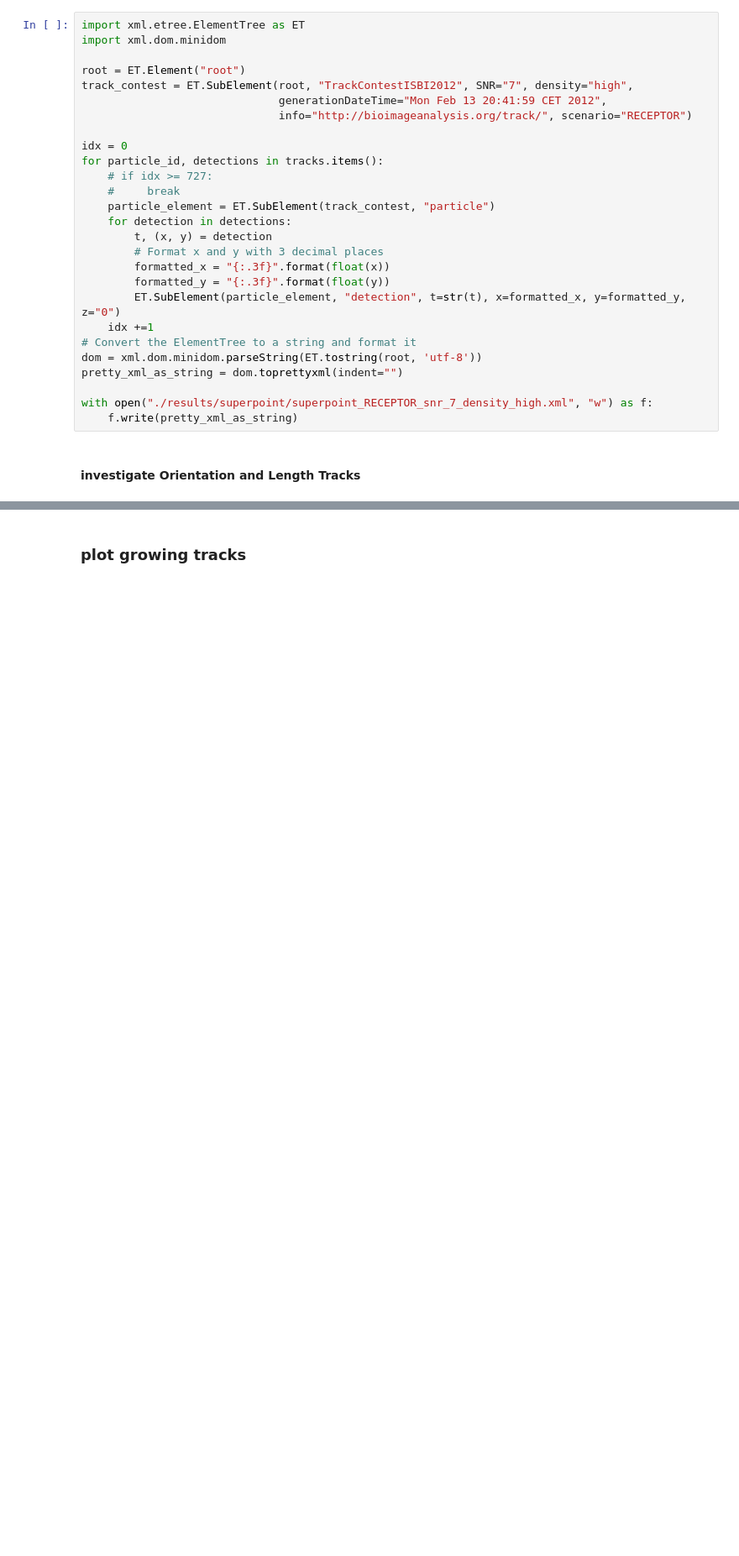
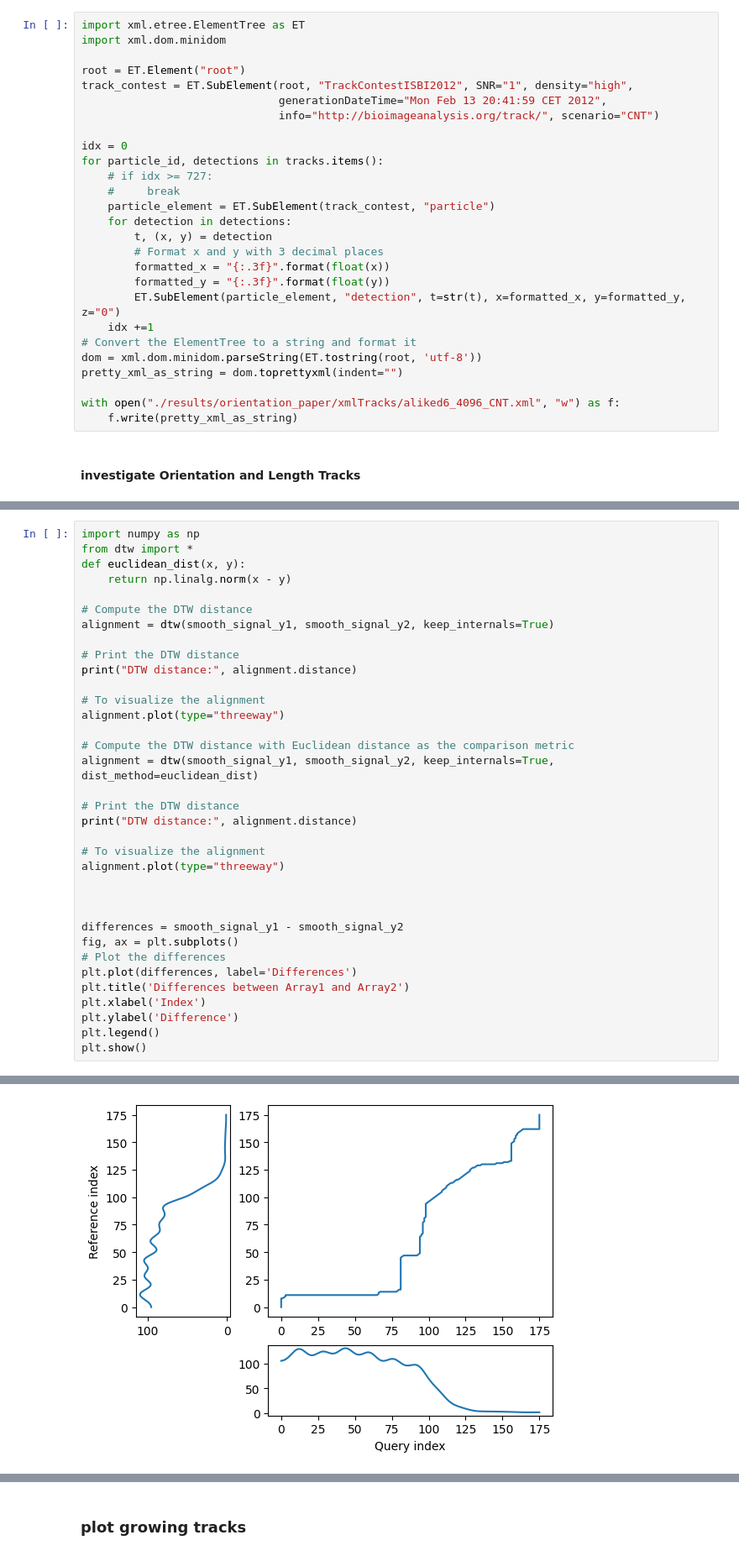
Before and after one commit to kavehsfv/LightFeatureTracking, a Jupyter notebook: Algorithm.ipynb, the cells around one changed output, grey strips where cells are left out. Shown at 84% size. Cells and saved outputs as stored; diff of their text form; blank space fills up the shorter version.

```diff
--- a/Algorithm.ipynb
+++ b/Algorithm.ipynb
@@ -359,9 +235,9 @@ import xml.etree.ElementTree as ET
 import xml.dom.minidom
 
 root = ET.Element("root")
-track_contest = ET.SubElement(root, "TrackContestISBI2012", SNR="7", density="high",
+track_contest = ET.SubElement(root, "TrackContestISBI2012", SNR="1", density="high",
                               generationDateTime="Mon Feb 13 20:41:59 CET 2012",
-                              info="http://bioimageanalysis.org/track/", scenario="RECEPTOR")
+                              info="http://bioimageanalysis.org/track/", scenario="CNT")
 
 idx = 0
 for particle_id, detections in tracks.items():
@@ -379,7 +255,7 @@ for particle_id, detections in tracks.items():
 dom = xml.dom.minidom.parseString(ET.tostring(root, 'utf-8'))
 pretty_xml_as_string = dom.toprettyxml(indent="")
 
-with open("./results/superpoint/superpoint_RECEPTOR_snr_7_density_high.xml", "w") as f:
+with open("./results/orientation_paper/xmlTracks/aliked6_4096_CNT.xml", "w") as f:
     f.write(pretty_xml_as_string)
 # %% [markdown]
 #### investigate Orientation and Length Tracks
@@ -445,0 +367,36 @@ plt.show()
+# %%
+import numpy as np
+from dtw import *
+def euclidean_dist(x, y):
+    return np.linalg.norm(x - y)
+
+# Compute the DTW distance
+alignment = dtw(smooth_signal_y1, smooth_signal_y2, keep_internals=True)
+
+# Print the DTW distance
+print("DTW distance:", alignment.distance)
+
+# To visualize the alignment
+alignment.plot(type="threeway")
+
+# Compute the DTW distance with Euclidean distance as the comparison metric
+alignment = dtw(smooth_signal_y1, smooth_signal_y2, keep_internals=True, dist_method=euclidean_dist)
+
+# Print the DTW distance
+print("DTW distance:", alignment.distance)
+
+# To visualize the alignment
+alignment.plot(type="threeway")
+
+
+
+differences = smooth_signal_y1 - smooth_signal_y2
+fig, ax = plt.subplots()
+# Plot the differences
+plt.plot(differences, label='Differences')
+plt.title('Differences between Array1 and Array2')
+plt.xlabel('Index')
+plt.ylabel('Difference')
+plt.legend()
+plt.show()
+# %% [output]
@@ -445,0 +405 @@ plt.show()
+[figure, added]
```
Also changed, not shown: parts of 16 cells of this notebook, 1 other file.
